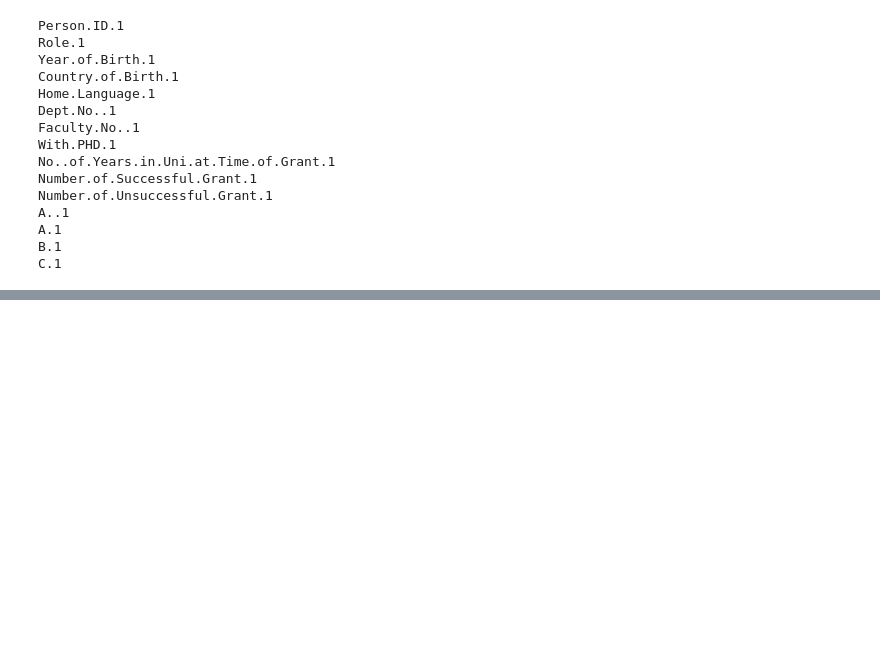
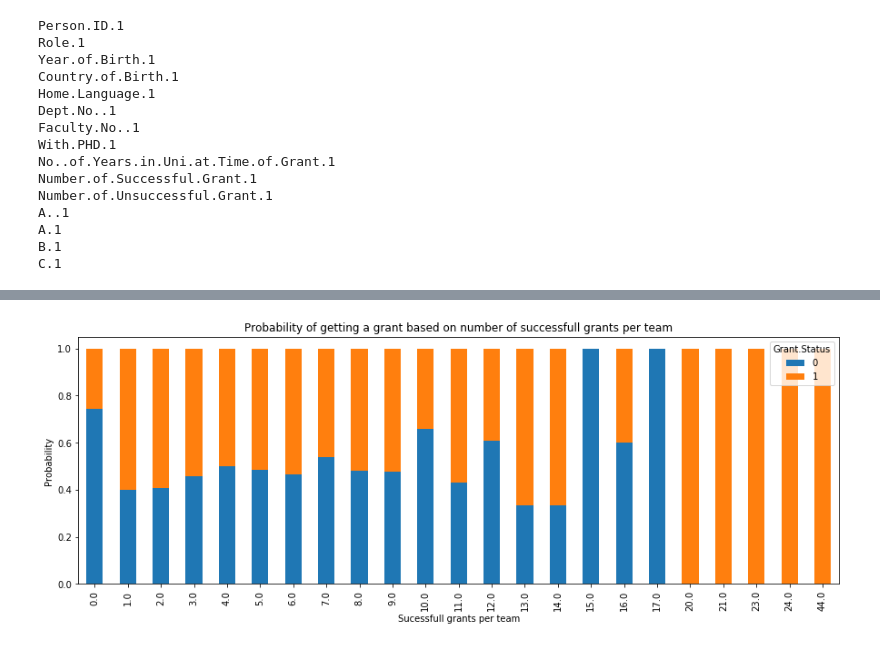
Before and after one commit to Charles1104/Kaggle-Competition, a Jupyter notebook: Grant Prediction.ipynb, the cells around one changed output, grey strips where cells are left out. Cells and saved outputs as stored; diff of their text form; code cells hidden in the pictures; blank space fills up the shorter version.

```diff
--- a/Grant Prediction.ipynb
+++ b/Grant Prediction.ipynb
@@ -69,0 +99,21 @@ df["With.PHD.1"]
+# %%
+# check for the importance of successfull grant in a team in order to get a grant
+for j in range(1,16):
+    df["Number.of.Successful.Grant." + str(j)] = df["Number.of.Successful.Grant." + str(j)].fillna(0)
+
+df["#succ_grant"] = 0
+
+for i in range(df.shape[0]):
+    total_succ_grants = 0
+    for j in range(1,16):
+        total_succ_grants += df.loc[i,"Number.of.Successful.Grant." + str(j)]
+    df.loc[i,"#succ_grant"] += total_succ_grants
+# %%
+#create a chart to check the correlation between number of successfull grant per team and grant given
+pd.crosstab(df["#succ_grant"], df["Grant.Status"]).apply(lambda r: r/r.sum(), axis=1).plot(kind = 'bar',stacked=True, figsize = (15, 5))
+plt.title('Probability of getting a grant based on number of successfull grants per team')
+plt.xlabel('Sucessfull grants per team')
+plt.ylabel('Probability')
+plt.show()
+# %% [output]
+[figure, added]
```
Also changed, not shown: parts of 15 cells of this notebook, 3 other files.
